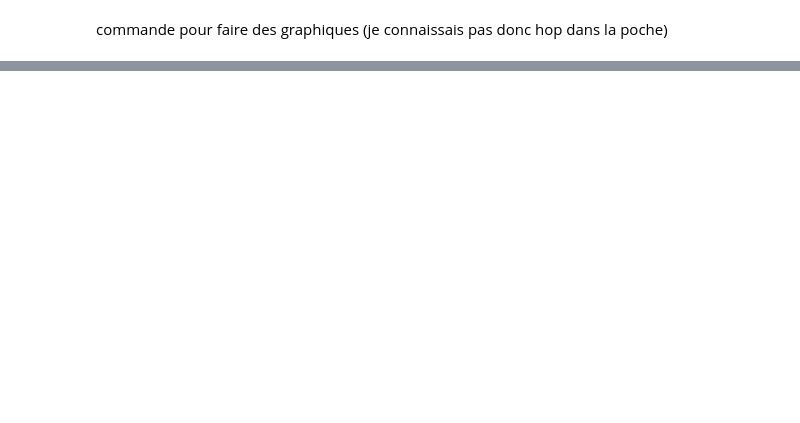
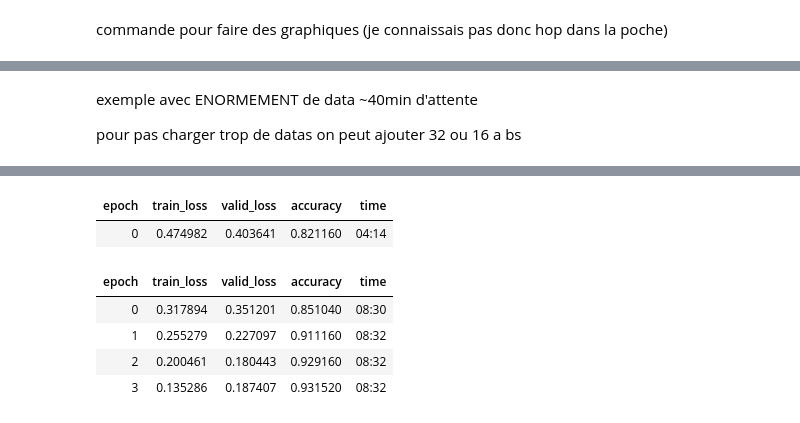
Before and after one commit to ArmandBroutinDev/cours-deeplearning, a Jupyter notebook: exocode.ipynb, the cells around one changed output, grey strips where cells are left out. Cells and saved outputs as stored; diff of their text form; code cells hidden in the pictures; blank space fills up the shorter version.

```diff
--- a/exocode.ipynb
+++ b/exocode.ipynb
@@ -69,0 +97,11 @@ performance->weights[constraint=false label=update]''')
+# %% [markdown]
+exemple avec ENORMEMENT de data ~40min d'attente
+
+pour pas charger trop de datas on peut ajouter 32 ou 16 a bs
+# %%
+from fastai.text.all import *
+
+dls = TextDataLoaders.from_folder(untar_data(URLs.IMDB), valid='test', bs=32)
+learn = text_classifier_learner(dls, AWD_LSTM, drop_mult=0.5, metrics=accuracy)
+learn.fine_tune(4, 1e-2)
+# %% [output]
@@ -69,0 +111,7 @@ performance->weights[constraint=false label=update]''')
+| epoch | train_loss | valid_loss | accuracy | time |
+| 0 | 0.474982 | 0.403641 | 0.821160 | 04:14 |
+| epoch | train_loss | valid_loss | accuracy | time |
+| 0 | 0.317894 | 0.351201 | 0.851040 | 08:30 |
+| 1 | 0.255279 | 0.227097 | 0.911160 | 08:32 |
+| 2 | 0.200461 | 0.180443 | 0.929160 | 08:32 |
+| 3 | 0.135286 | 0.187407 | 0.931520 | 08:32 |
```
Also changed, not shown: parts of 10 cells of this notebook.
